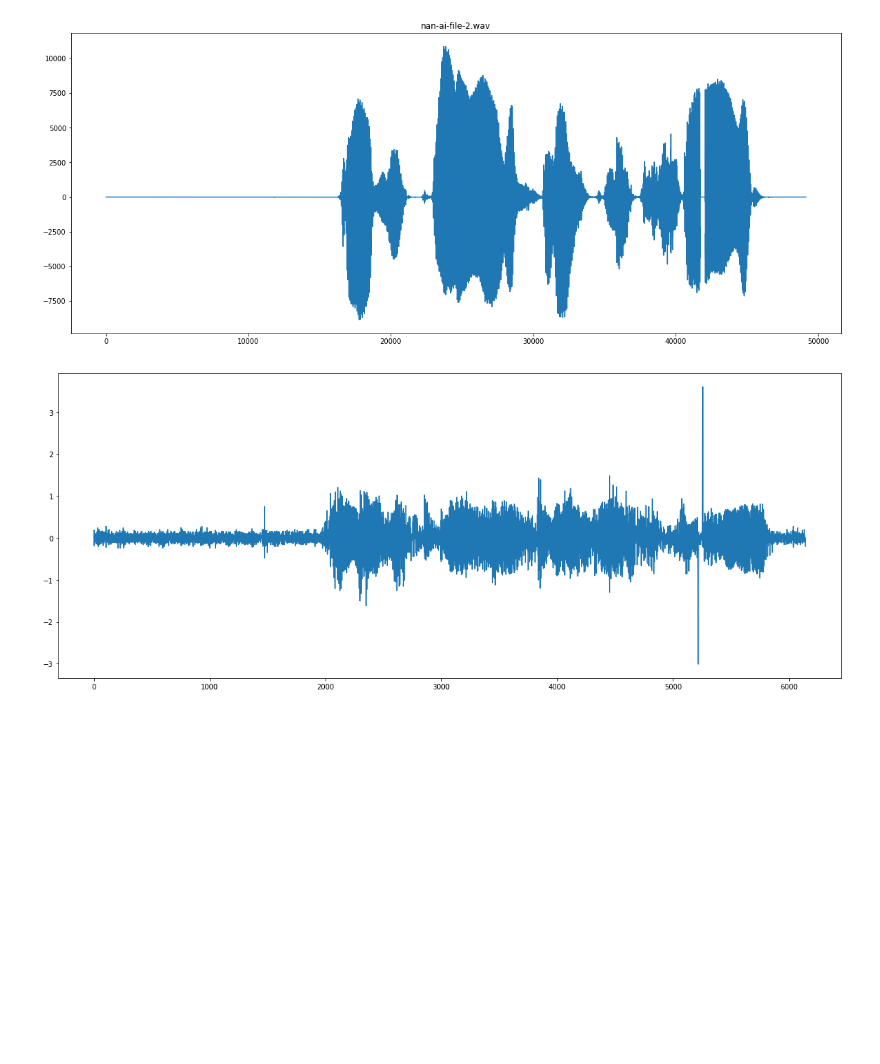
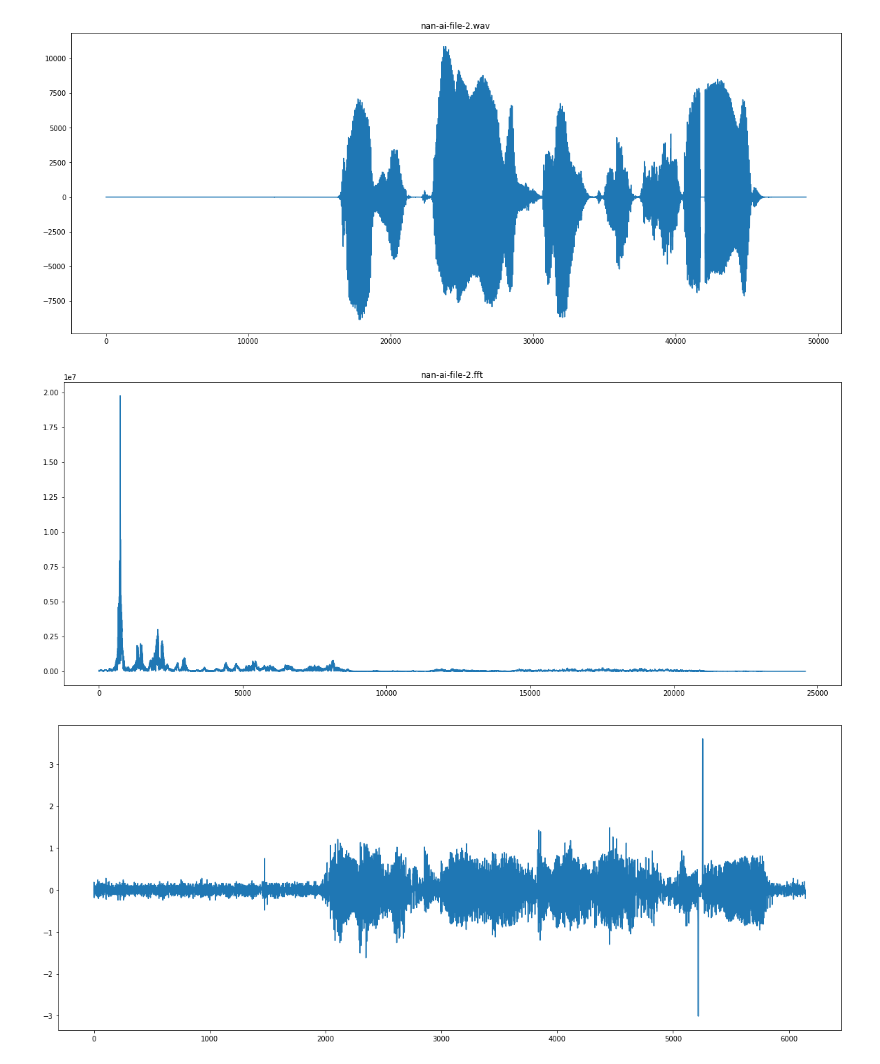
Before and after one commit to Przemmer/broken_recordings, a Jupyter notebook: Analysis_experiments_2.ipynb, the cells around one changed output. Drawn from its saved outputs; the diff is of its cells as text; code cells hidden in the pictures; blank space fills up the shorter version.

```diff
--- a/Analysis_experiments_2.ipynb
+++ b/Analysis_experiments_2.ipynb
@@ -71,6 +77,11 @@ wave_full2 = read_wave_file('nan-ai-file-2.wav')
 plot(wave_full2, 'nan-ai-file-2.wav', save_png=True)
 # %% [output]
 [figure]
+# %%
+wave_fft2 = np.fft.fft(wave_full2)
+plot(np.abs(wave_fft2[0:int(wave_fft2.size/2)]), 'nan-ai-file-2.fft', save_png=True)
+# %% [output]
+[figure, added]
 # %%
 wave_mean2 = mean_window(wave_full2)
 # %%
```
Also changed, not shown: parts of 3 cells of this notebook, 7 other files.
